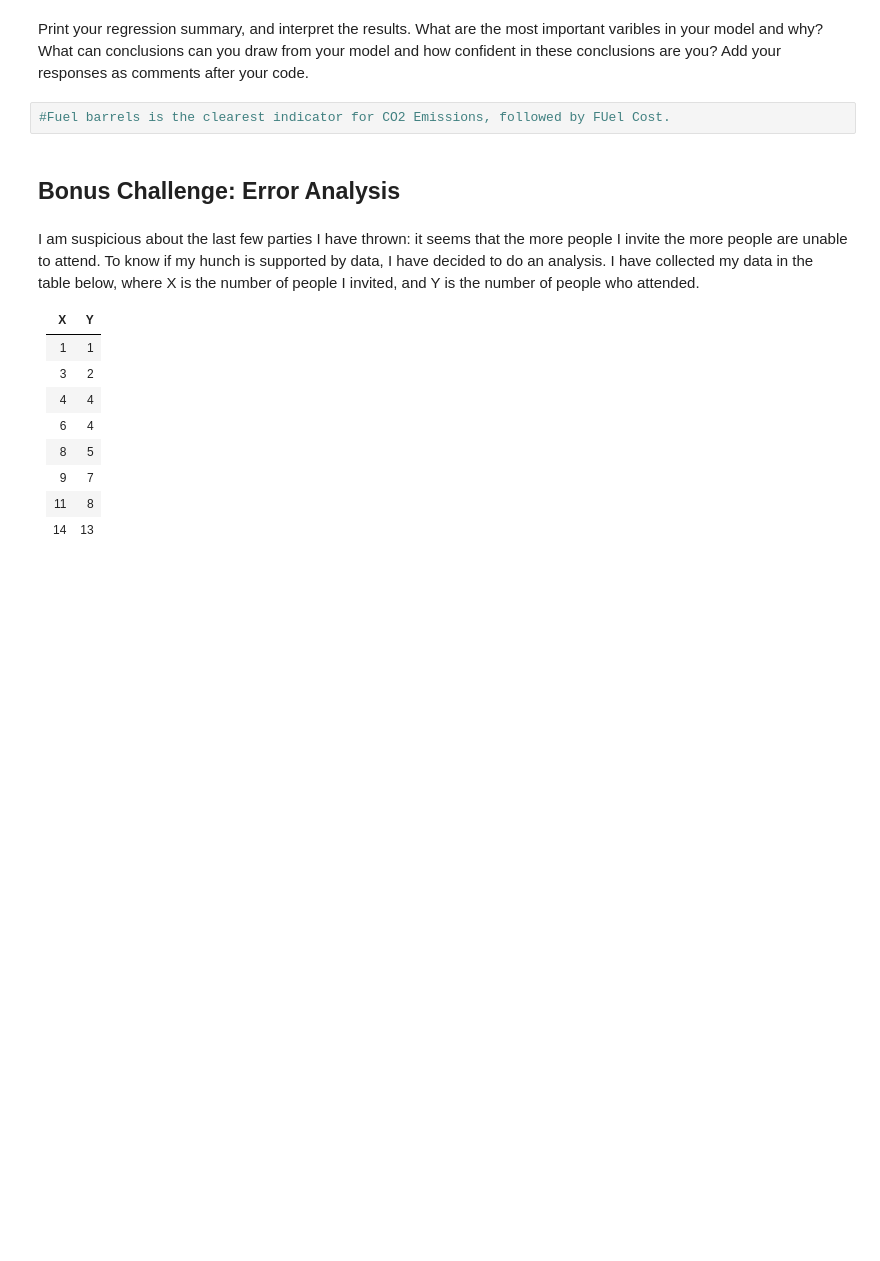
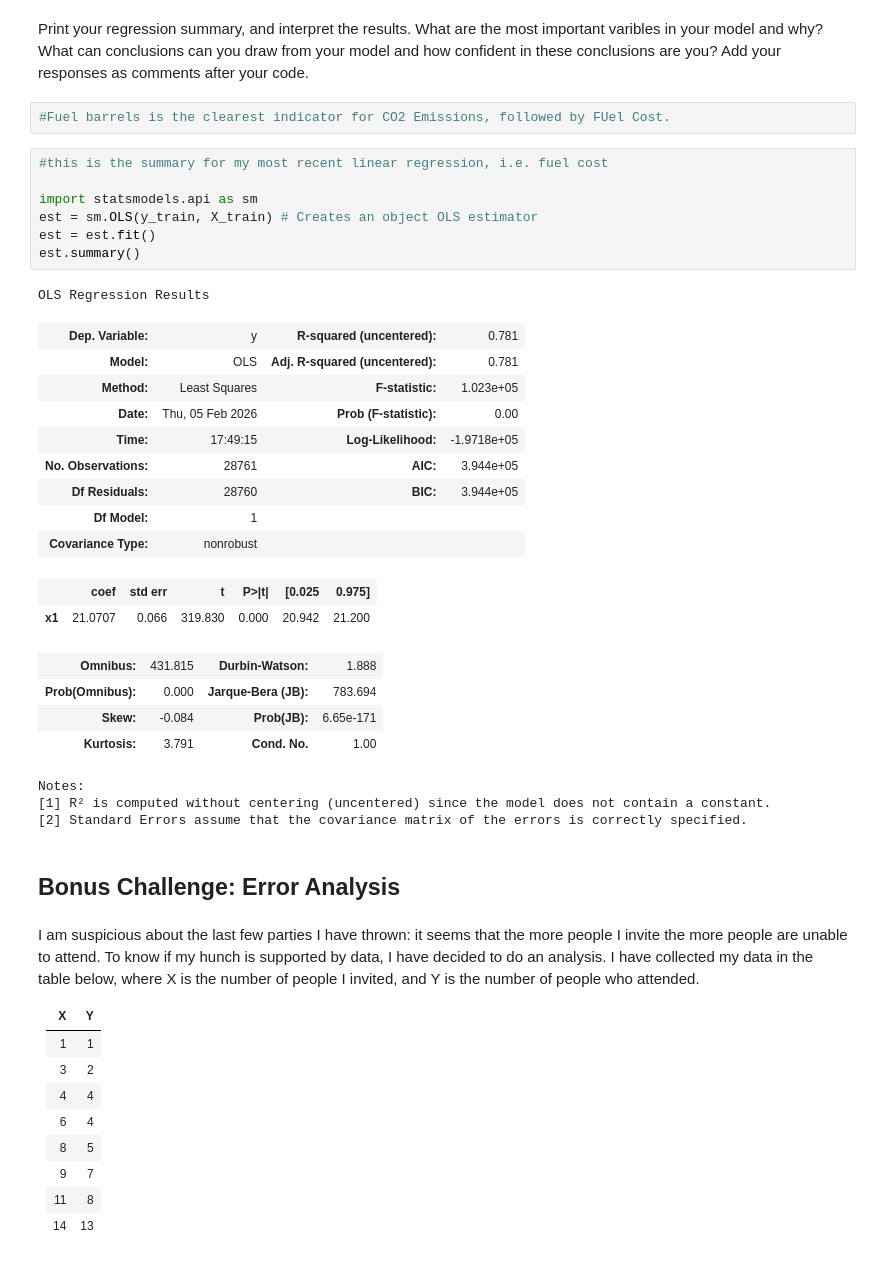
Before and after one commit to ironhack-labs/lab-regression-analysis-en, a Jupyter notebook: your-code/lab-regression-analysis.ipynb, the cells around one changed output. Cells and saved outputs as stored; diff of their text form; blank space fills up the shorter version.

```diff
--- a/your-code/lab-regression-analysis.ipynb
+++ b/your-code/lab-regression-analysis.ipynb
@@ -367,6 +384,33 @@ plt.show()
 Print your regression summary, and interpret the results. What are the most important varibles in your model and why? What can conclusions can you draw from your model and how confident in these conclusions are you? Add your responses as comments after your code.
 # %%
 #Fuel barrels is the clearest indicator for CO2 Emissions, followed by FUel Cost.
+# %%
+#this is the summary for my most recent linear regression, i.e. fuel cost
+
+import statsmodels.api as sm
+est = sm.OLS(y_train, X_train) # Creates an object OLS estimator
+est = est.fit()
+est.summary()
+# %% [output]
+OLS Regression Results
+| Dep. Variable: | y | R-squared (uncentered): | 0.781 |
+| Model: | OLS | Adj. R-squared (uncentered): | 0.781 |
+| Method: | Least Squares | F-statistic: | 1.023e+05 |
+| Date: | Thu, 05 Feb 2026 | Prob (F-statistic): | 0.00 |
+| Time: | 17:49:15 | Log-Likelihood: | -1.9718e+05 |
+| No. Observations: | 28761 | AIC: | 3.944e+05 |
+| Df Residuals: | 28760 | BIC: | 3.944e+05 |
+| Df Model: | 1 |  |  |
+| Covariance Type: | nonrobust |  |  |
+|  | coef | std err | t | P>|t| | [0.025 | 0.975] |
+| x1 | 21.0707 | 0.066 | 319.830 | 0.000 | 20.942 | 21.200 |
+| Omnibus: | 431.815 | Durbin-Watson: | 1.888 |
+| Prob(Omnibus): | 0.000 | Jarque-Bera (JB): | 783.694 |
+| Skew: | -0.084 | Prob(JB): | 6.65e-171 |
+| Kurtosis: | 3.791 | Cond. No. | 1.00 |
+Notes:
+[1] R² is computed without centering (uncentered) since the model does not contain a constant.
+[2] Standard Errors assume that the covariance matrix of the errors is correctly specified.
 # %% [markdown]
 ## Bonus Challenge: Error Analysis
 # %% [markdown]
```
Also changed, not shown: parts of 12 cells of this notebook.
